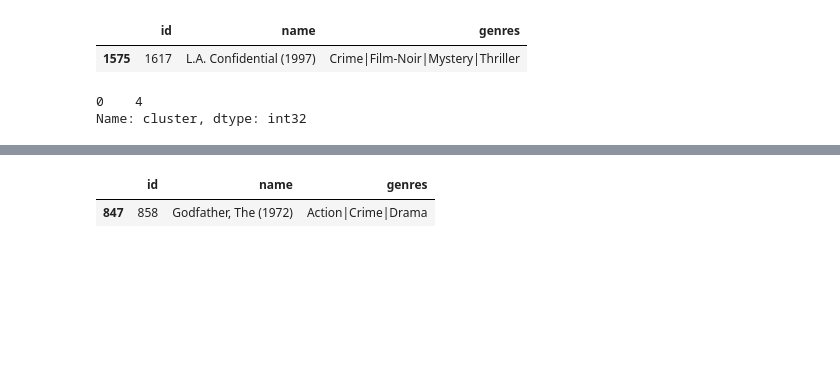
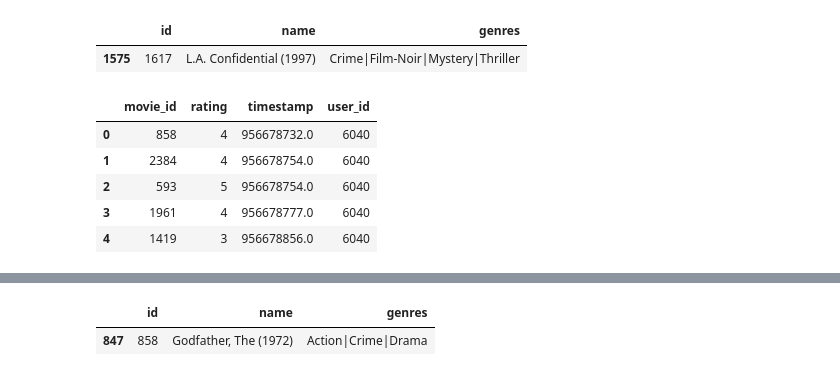
Before and after one commit to tsgreenwood-flatiron-data-science/recommendation-case-study, a Jupyter notebook: index.ipynb, the cells around one changed output, grey strips where cells are left out. Drawn from its saved outputs; the diff is of its cells as text; code cells hidden in the pictures; blank space fills up the shorter version.

```diff
--- a/index.ipynb
+++ b/index.ipynb
@@ -390,10 +394,14 @@ def get_cold_start_rating(user_id, movie_id):
     pred_rating = avg + u + i
 
     return pred_rating
-# %%
-user_df.loc[user_df['id']==1]['cluster']
-# %% [output]
-0    4
-Name: cluster, dtype: int32
+# %%
+ratings_df.head()
+# %% [output]
+|  | movie_id | rating | timestamp | user_id |
+| 0 | 858 | 4 | 956678732.0 | 6040 |
+| 1 | 2384 | 4 | 956678754.0 | 6040 |
+| 2 | 593 | 5 | 956678754.0 | 6040 |
+| 3 | 1961 | 4 | 956678777.0 | 6040 |
+| 4 | 1419 | 3 | 956678856.0 | 6040 |
 # %%
 blah = get_cold_start_rating(user_id=6040
```
Also changed, not shown: parts of 16 cells of this notebook, 3 other files.
